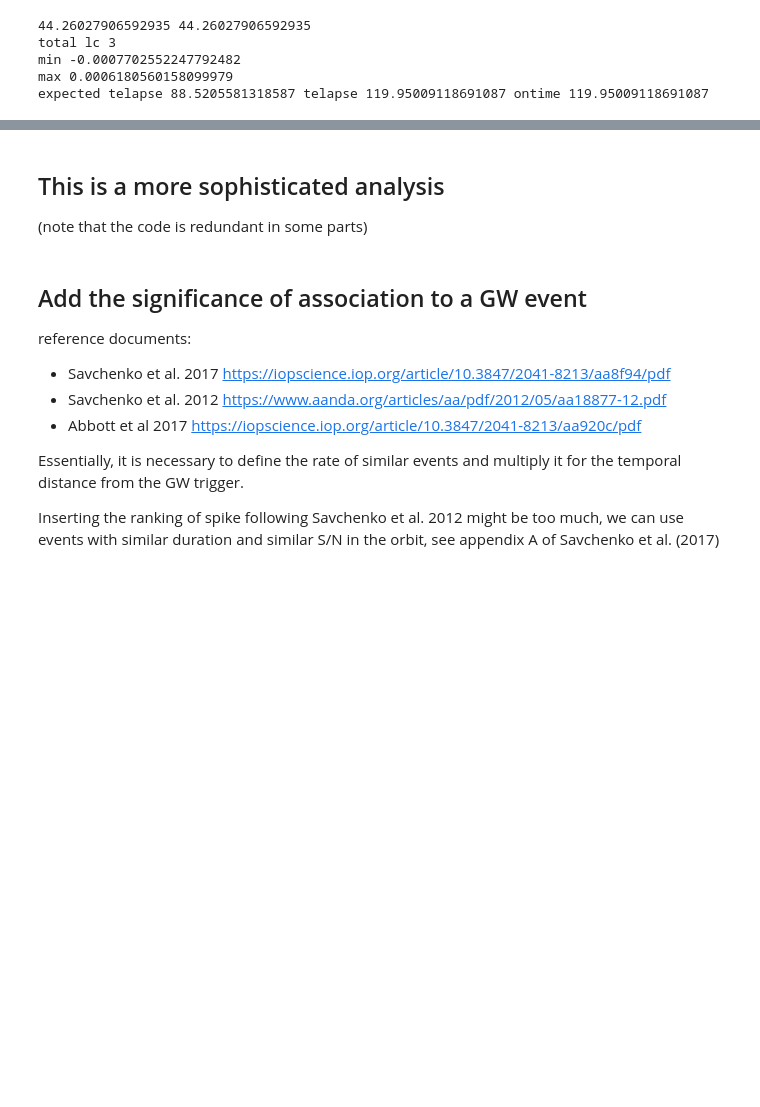
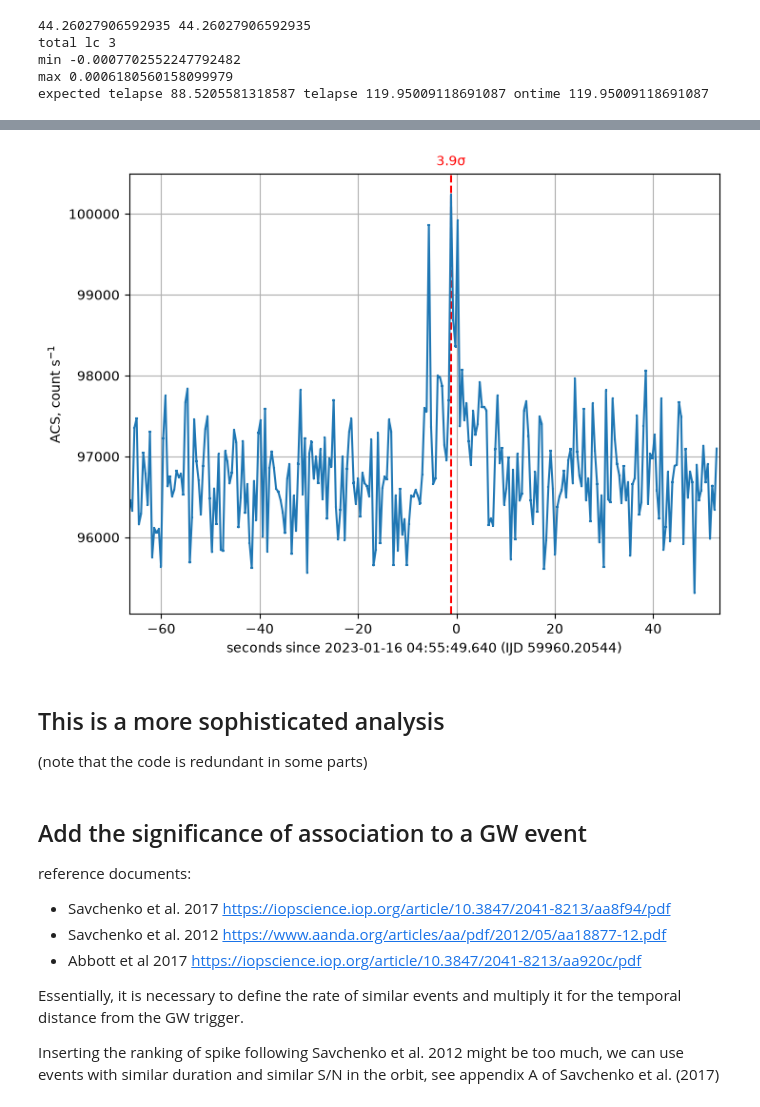
Before and after one commit to ferrigno/Maturita-2026, a Jupyter notebook: grb-detection.ipynb, the cells around one changed output, grey strips where cells are left out. Drawn from its saved outputs; the diff is of its cells as text; code cells hidden in the pictures; blank space fills up the shorter version.

```diff
--- a/grb-detection.ipynb
+++ b/grb-detection.ipynb
@@ -408,0 +314,86 @@ pprint(lc_summary, indent=2)
+# %%
+lc_summary = dict()
+
+print("size", len(lc["TIME"]), rel_s.shape)
+
+plt.figure(figsize=(8,6))
+
+
+for ascale in [float(x) for x in detection_time_scales.split(",")]:
+    summary_scale = dict()
+    lc_summary[('s_%.5lg'%ascale).replace(".","_")] = summary_scale
+
+
+    print("requested scale",ascale)
+    print("b_tb",b_tb)
+
+    if b_tb>ascale:
+        ascale = b_tb
+
+
+    nscale = int(ascale/b_tb)
+    scale = nscale*b_tb
+
+    print("Rebin acceptable, it will be factor %d for a scale of %f s" % (nscale, scale))
+
+    rate = rebin(lc['RATE'],nscale)/nscale
+    rate_err = rebin(lc['ERROR'],nscale)**0.5/nscale
+
+    plt.errorbar(
+        rebin(rel_s,nscale,True),
+        rate,
+        rate_err,
+        xerr=scale/2.
+            )
+
+    print("rebinned to", rate.shape)
+
+    # print(rebin(rel_s,nscale,True)[0:3], scale/4)
+
+    summary_scale['meanrate'] = np.mean(rate)
+    summary_scale['maxrate'] = np.max(rate)
+    summary_scale['stdvar'] = np.std(rate)
+    summary_scale['meanerr'] = np.mean(rate_err**2)**0.5
+    summary_scale['excvar'] = summary_scale['stdvar']/summary_scale['meanerr']
+
+    summary_scale['maxsnr'] = np.max((rate-np.mean(rate))/summary_scale['meanerr']/summary_scale['excvar'])
+
+    summary_scale['localfar'] = stats.norm.sf(summary_scale['maxsnr'])*rate.shape[0]
+
+    summary_scale['localfar_s'] = stats.norm.isf(summary_scale['localfar']/2.) if summary_scale['localfar']<1 else 0
+
+    # add FAR spike here
+
+    if 'best' not in lc_summary or summary_scale['localfar_s'] > lc_summary['best']['localfar_s']:
+        lc_summary['best'] = dict(
+            localfar_s = summary_scale['localfar_s'],
+            scale = ascale,
+            t_max = rebin(lc["TIME"],nscale,True)[int(np.where(rate == summary_scale["maxrate"])[0][0])]
+
+    )
+        print((lc_summary['best']["t_max"]-T0_mjd)*24*3600)
+
+pprint(lc_summary["best"])
+pprint(lc_summary["s_0_5"], indent=2)
+
+
+#tight_layout()
+plt.grid()
+
+plt.xlim(rel_s.min(), rel_s.max())
+#plt.axhspan(0,10,alpha=0.2,color="red")
+#plt.axhspan(10,15,alpha=0.2,color="green")
+#plt.axhspan(15,20,alpha=0.2,color="blue")
+plt.axvline(x=(lc_summary['best']["t_max"]-T0_mjd)*24*3600, color='red', linestyle='--')
+plt.text((lc_summary['best']["t_max"]-T0_mjd)*24*3600, 1.02, f"{lc_summary['best']['localfar_s']:.1f}"+"σ",
+         transform=plt.gca().get_xaxis_transform(),
+         ha='center',
+         color='red')
+plt.ylabel("ACS, count s$^{-1}$")
+#ylim([0,50])
+plt.xlabel("seconds since %s (IJD %.10lg)"%(T0_utc, T0_mjd))
+
+fn="ACS_lc.png"
+plt.savefig(fn)
+print("saving as",fn)
+# %% [output]
@@ -409,3 +418,4 @@ pprint(lc_summary, indent=2)
+[figure, added]
 # %% [markdown]
 ## This is a more sophisticated analysis
 (note that the code is redundant in some parts)
```
Also changed, not shown: parts of 6 cells of this notebook.
